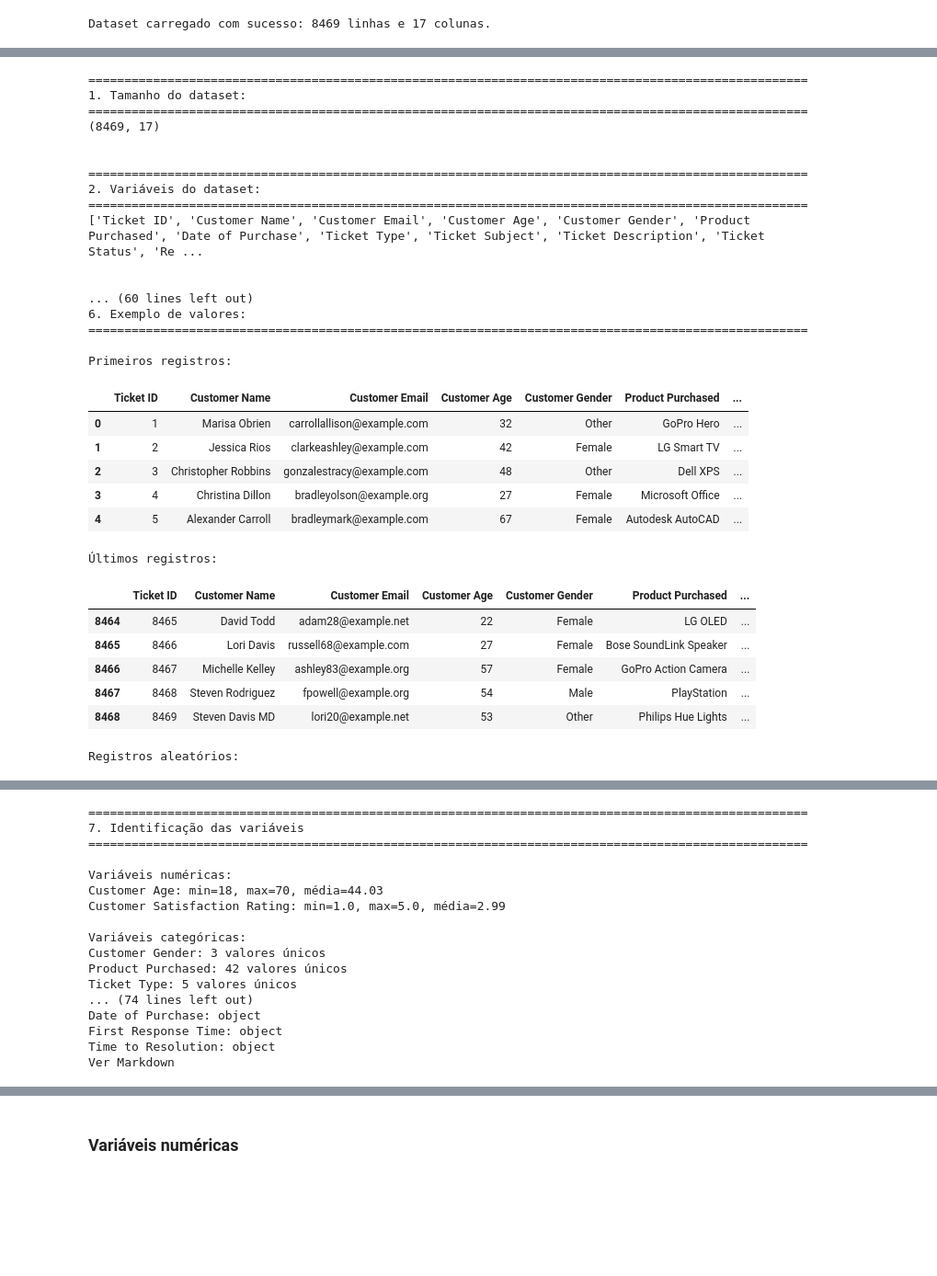
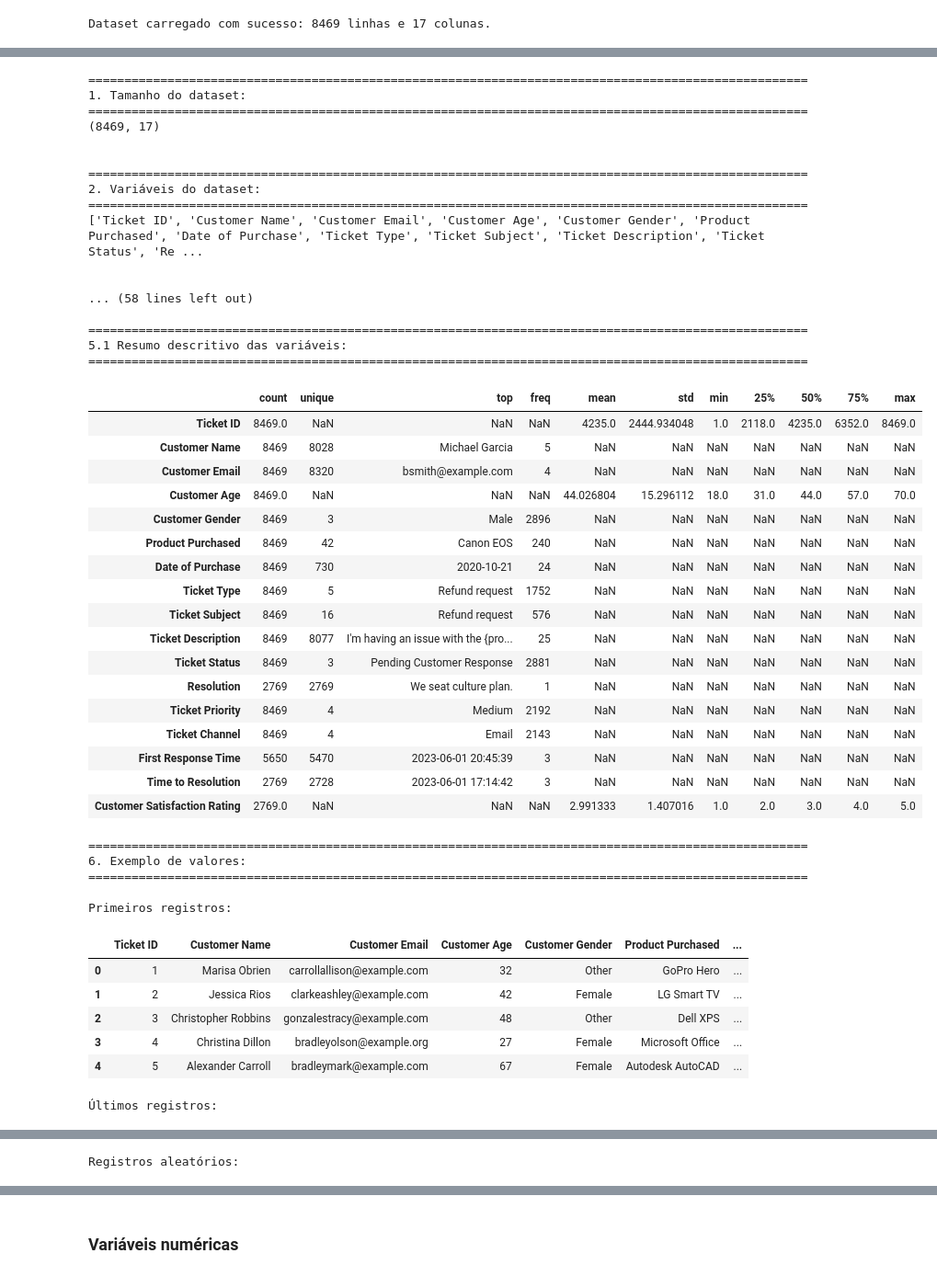
Before and after one commit to infnet26-alberto-johanna-samuel-uendel/tp02, a Jupyter notebook: eda/TP2_EDA.ipynb, the cells around one changed output, grey strips where cells are left out. Shown at 92% size. Cells and saved outputs as stored; diff of their text form; code cells hidden in the pictures; blank space fills up the shorter version.

```diff
--- a/eda/TP2_EDA.ipynb
+++ b/eda/TP2_EDA.ipynb
@@ -21,7 +87,7 @@ def print_formatado(*args, largura_total=100):
     print("=" * largura_total)
 
 
-file_path = "../data/customer_support_tickets.csv"
+file_path = "/content/customer_support_tickets.csv"
 
 
 if not os.path.exists(file_path):
@@ -72,6 +138,13 @@ df.info()
 
 print("Ver Markdown")
 
+print_formatado("5.1 Resumo descritivo das variáveis:")
+
+display(
+    df.describe(
+        include="all"
+    ).T
+)
 
 print_formatado("6. Exemplo de valores:")
 
@@ -193,49 +266,65 @@ print(
 
 print("\nRegistros duplicados:")
 
 print(df.duplicated().sum())
 
 
 print("\nTipos das variáveis de tempo:")
 
 for coluna in variaveis_temporais:
 
     print(
         f"{coluna}: {df[coluna].dtype}"
     )
 
 
 print("Ver Markdown")
 # %% [output]
 ====================================================================================================
 1. Tamanho do dataset:
 ====================================================================================================
 (8469, 17)
 
 
 ====================================================================================================
 2. Variáveis do dataset:
 ====================================================================================================
 ['Ticket ID', 'Customer Name', 'Customer Email', 'Customer Age', 'Customer Gender', 'Product Purchased', 'Date of Purchase', 'Ticket Type', 'Ticket Subject', 'Ticket Description', 'Ticket Status', 'Re ...
 
 
-... (60 lines left out)
-6. Exemplo de valores:
+... (58 lines left out)
+
 ====================================================================================================
-
-Primeiros registros:
+5.1 Resumo descritivo das variáveis:
+====================================================================================================
-|  | Ticket ID | Customer Name | Customer Email | Customer Age | Customer Gender | Product Purchased | ... |
-| 0 | 1 | Marisa Obrien | carrollallison@example.com | 32 | Other | GoPro Hero | ... |
-| 1 | 2 | Jessica Rios | clarkeashley@example.com | 42 | Female | LG Smart TV | ... |
-| 2 | 3 | Christopher Robbins | gonzalestracy@example.com | 48 | Other | Dell XPS | ... |
-| 3 | 4 | Christina Dillon | bradleyolson@example.org | 27 | Female | Microsoft Office | ... |
-| 4 | 5 | Alexander Carroll | bradleymark@example.com | 67 | Female | Autodesk AutoCAD | ... |
+|  | count | unique | top | freq | mean | std | min | 25% | 50% | 75% | max |
+| Ticket ID | 8469.0 | NaN | NaN | NaN | 4235.0 | 2444.934048 | 1.0 | 2118.0 | 4235.0 | 6352.0 | 8469.0 |
+| Customer Name | 8469 | 8028 | Michael Garcia | 5 | NaN | NaN | NaN | NaN | NaN | NaN | NaN |
+| Customer Email | 8469 | 8320 | bsmith@example.com | 4 | NaN | NaN | NaN | NaN | NaN | NaN | NaN |
+| Customer Age | 8469.0 | NaN | NaN | NaN | 44.026804 | 15.296112 | 18.0 | 31.0 | 44.0 | 57.0 | 70.0 |
+| Customer Gender | 8469 | 3 | Male | 2896 | NaN | NaN | NaN | NaN | NaN | NaN | NaN |
+| Product Purchased | 8469 | 42 | Canon EOS | 240 | NaN | NaN | NaN | NaN | NaN | NaN | NaN |
+| Date of Purchase | 8469 | 730 | 2020-10-21 | 24 | NaN | NaN | NaN | NaN | NaN | NaN | NaN |
+| Ticket Type | 8469 | 5 | Refund request | 1752 | NaN | NaN | NaN | NaN | NaN | NaN | NaN |
+| Ticket Subject | 8469 | 16 | Refund request | 576 | NaN | NaN | NaN | NaN | NaN | NaN | NaN |
+| Ticket Description | 8469 | 8077 | I'm having an issue with the {pro... | 25 | NaN | NaN | NaN | NaN | NaN | NaN | NaN |
+| Ticket Status | 8469 | 3 | Pending Customer Response | 2881 | NaN | NaN | NaN | NaN | NaN | NaN | NaN |
+| Resolution | 2769 | 2769 | We seat culture plan. | 1 | NaN | NaN | NaN | NaN | NaN | NaN | NaN |
+| Ticket Priority | 8469 | 4 | Medium | 2192 | NaN | NaN | NaN | NaN | NaN | NaN | NaN |
+| Ticket Channel | 8469 | 4 | Email | 2143 | NaN | NaN | NaN | NaN | NaN | NaN | NaN |
+| First Response Time | 5650 | 5470 | 2023-06-01 20:45:39 | 3 | NaN | NaN | NaN | NaN | NaN | NaN | NaN |
+| Time to Resolution | 2769 | 2728 | 2023-06-01 17:14:42 | 3 | NaN | NaN | NaN | NaN | NaN | NaN | NaN |
+| Customer Satisfaction Rating | 2769.0 | NaN | NaN | NaN | 2.991333 | 1.407016 | 1.0 | 2.0 | 3.0 | 4.0 | 5.0 |
-Últimos registros:
+====================================================================================================
+6. Exemplo de valores:
+====================================================================================================
+
+Primeiros registros:
 |  | Ticket ID | Customer Name | Customer Email | Customer Age | Customer Gender | Product Purchased | ... |
-| 8464 | 8465 | David Todd | adam28@example.net | 22 | Female | LG OLED | ... |
-| 8465 | 8466 | Lori Davis | russell68@example.com | 27 | Female | Bose SoundLink Speaker | ... |
-| 8466 | 8467 | Michelle Kelley | ashley83@example.org | 57 | Female | GoPro Action Camera | ... |
-| 8467 | 8468 | Steven Rodriguez | fpowell@example.org | 54 | Male | PlayStation | ... |
-| 8468 | 8469 | Steven Davis MD | lori20@example.net | 53 | Other | Philips Hue Lights | ... |
+| 0 | 1 | Marisa Obrien | carrollallison@example.com | 32 | Other | GoPro Hero | ... |
+| 1 | 2 | Jessica Rios | clarkeashley@example.com | 42 | Female | LG Smart TV | ... |
+| 2 | 3 | Christopher Robbins | gonzalestracy@example.com | 48 | Other | Dell XPS | ... |
+| 3 | 4 | Christina Dillon | bradleyolson@example.org | 27 | Female | Microsoft Office | ... |
+| 4 | 5 | Alexander Carroll | bradleymark@example.com | 67 | Female | Autodesk AutoCAD | ... |
-Registros aleatórios:
+Últimos registros:
 |  | Ticket ID | Customer Name | Customer Email | Customer Age | Customer Gender | Product Purchased | ... |
@@ -247,17 +336 @@ Registros aleatórios:
-====================================================================================================
-7. Identificação das variáveis
-====================================================================================================
-
-Variáveis numéricas:
-Customer Age: min=18, max=70, média=44.03
-Customer Satisfaction Rating: min=1.0, max=5.0, média=2.99
-
-Variáveis categóricas:
-Customer Gender: 3 valores únicos
-Product Purchased: 42 valores únicos
-Ticket Type: 5 valores únicos
-... (74 lines left out)
-Date of Purchase: object
-First Response Time: object
-Time to Resolution: object
-Ver Markdown
+Registros aleatórios:
```
Also changed, not shown: parts of 48 cells of this notebook, 5 other files.
